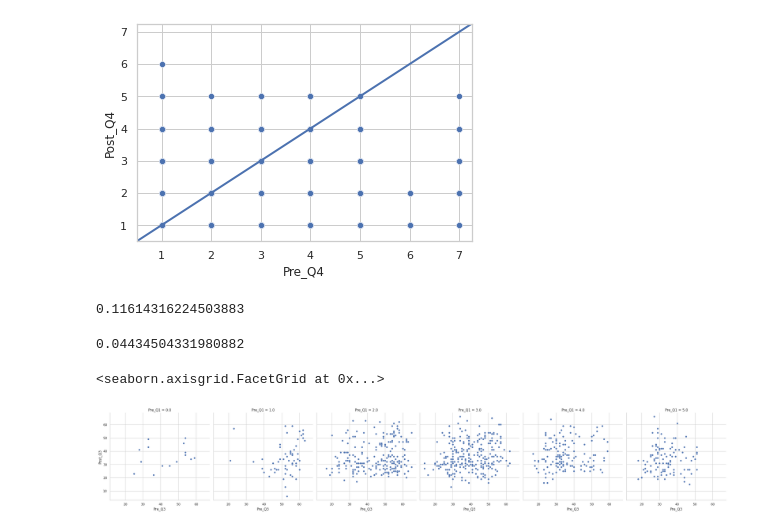
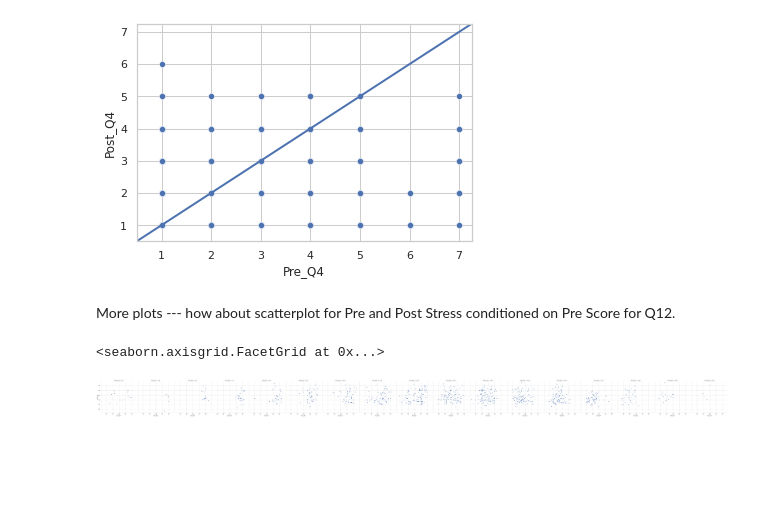
Before and after one commit to yardsale8/DSCI325, a Jupyter notebook: Module3_Part6_Python.ipynb, the cells around one changed output. Cells and saved outputs as stored; diff of their text form; code cells hidden in the pictures; blank space fills up the shorter version.

```diff
--- a/Module3_Part6_Python.ipynb
+++ b/Module3_Part6_Python.ipynb
@@ -419,0 +539,12 @@ Pre_Stacked_withScores
+# %%
+Pre_Stacked_withScores = (
+                            Pre_Stacked_withScores
+                            >> mutate(Question2 = case_when(
+                                                              [X.Question == "Q1", "Q12"],
+                                                              [X.Question == "Q2", "Q12"],
+                                                              [X.Question == "Q3", "Q3"],
+                                                              [X.Question == "Q4", "Q4"]
+                                                           )
+                                     )
+                        )
+print(Pre_Stacked_withScores.to_string(index=False, max_rows=10))
@@ -419,0 +566,7 @@ Pre_Stacked_withScores
+# %%
+Pre_Stacked_withScores = (
+                            Pre_Stacked_withScores
+                            >> select(X.RowID, X.surveyLinkID, X.Question2, X.Score)
+                            >> rename(Question = X.Question2)
+                          )
+print(Pre_Stacked_withScores.to_string(index=False, max_rows=10))
@@ -574,0 +743,18 @@ Post_Stacked_withScores
+# %%
+Post_Stacked_withScores = (
+                            Post_Stacked_withScores
+                            >> mutate(Question2 = case_when(
+                                                              [X.Question == "Q1", "Q12"],
+                                                              [X.Question == "Q2", "Q12"],
+                                                              [X.Question == "Q3", "Q3"],
+                                                              [X.Question == "Q4", "Q4"]
+                                                           )
+                                     )
+                          )
+Post_Stacked_withScores = (
+                            Post_Stacked_withScores
+                            >> select(X.RowID, X.surveyLinkID, X.Question2, X.Score)
+                            >> rename(Question = X.Question2)
+                          )
+
+print(Post_Stacked_withScores.to_string(index=False, max_rows=10))
@@ -634,11 +839,10 @@ Next, compute the change scores as appropriate.
 # %%
 All_Scores = (
                 All_Scores
-                >> mutate(Change_Q1 = X.Post_Q1 - X.Pre_Q1,
-                          Change_Q2 = X.Post_Q2 - X.Pre_Q2,
+                >> mutate(Change_Q12 = X.Post_Q12 - X.Pre_Q12,
                           Change_Q3 = X.Post_Q3 - X.Pre_Q3,
                           Change_Q4 = X.Post_Q4 - X.Pre_Q4
                          )
             )
-All_Scores
+print(All_Scores.to_string(index=False, max_rows=10))
 # %% [output]
@@ -708,20 +923,14 @@ plt.plot([0, 8], [0, 8], linewidth=2)
 plt.show()
 # %% [output]
 [figure]
-# %%
-All_Scores.Post_Q3.corr(All_Scores.Pre_Q3)
-# %% [output]
-0.11614316224503883
-# %%
-All_Scores.Post_Q4.corr(All_Scores.Pre_Q4)
-# %% [output]
-0.04434504331980882
+# %% [markdown]
+More plots --- how about scatterplot for Pre and Post Stress conditioned on Pre Score for Q12.
 # %%
 sns.relplot(
     data=All_Scores, x="Pre_Q3", y="Post_Q3",
-    col="Pre_Q1",
+    col="Pre_Q12",
     kind="scatter"
 )
 # %% [output]
 <seaborn.axisgrid.FacetGrid at 0x...>
-[figure, old version]
+[figure, new version]
```
Also changed, not shown: parts of 92 cells of this notebook.
